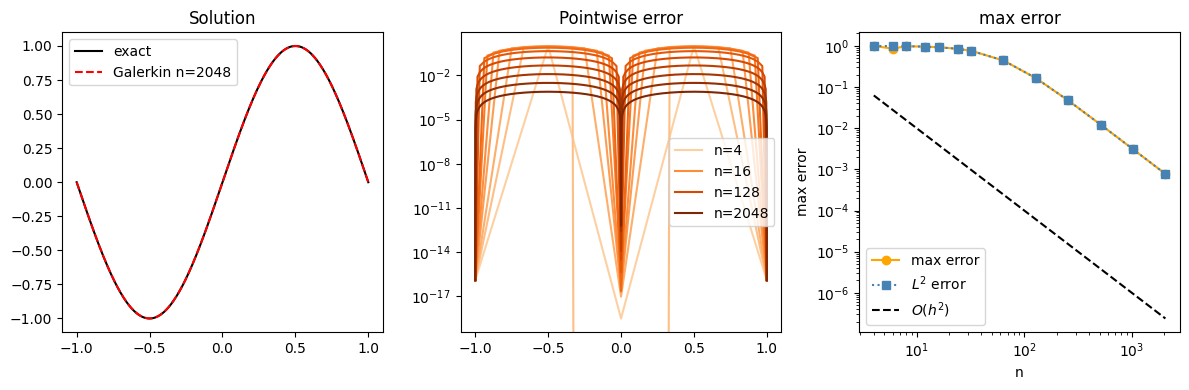
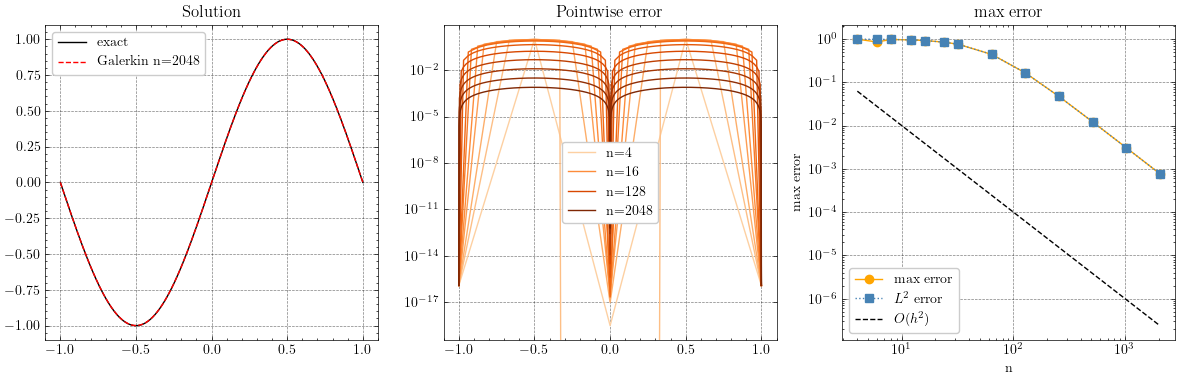
Code edit (unified diff) that turned the first committed figure into the second:
--- before
+++ after
@@ -30,3 +30,5 @@
 
 plt.tight_layout()
+plt.savefig("results/galerkin.pdf", format="pdf")
+plt.savefig("results/galerkin.png", format="png")
 plt.show()

Commit: updated readme